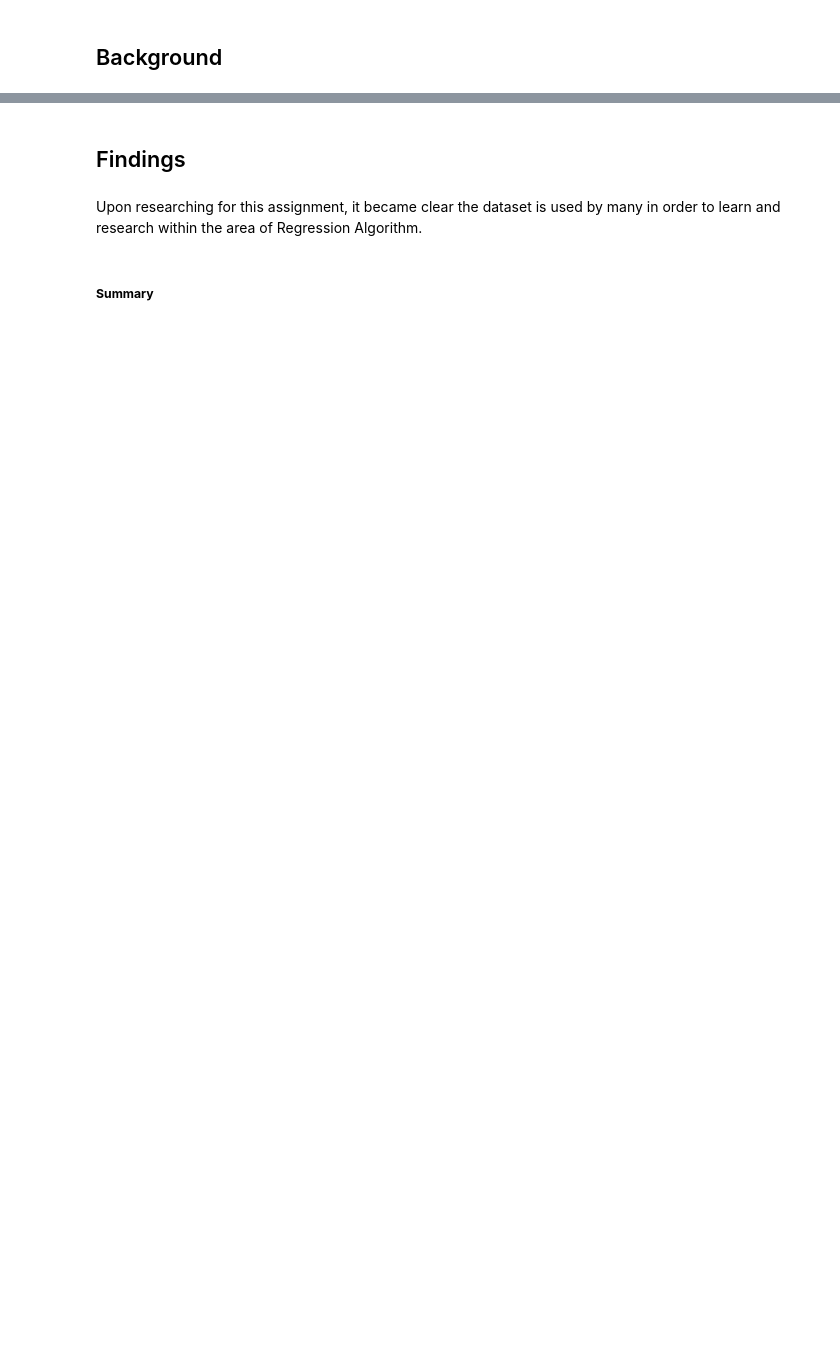
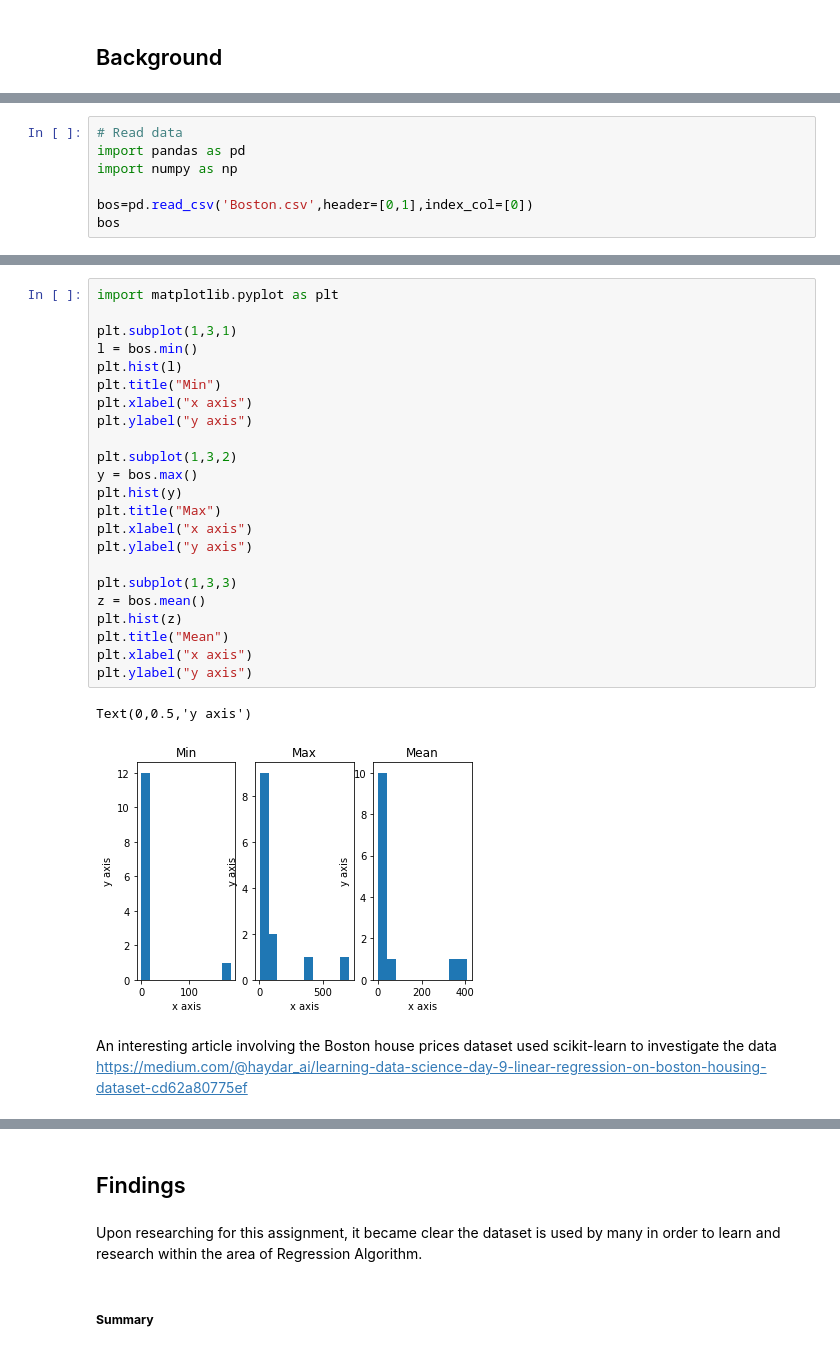
Before and after one commit to vwalsh86/machine_learning, a Jupyter notebook: Boston-House-Prices.ipynb, the cells around one changed output, grey strips where cells are left out. Cells and saved outputs as stored; diff of their text form; blank space fills up the shorter version.

```diff
--- a/Boston-House-Prices.ipynb
+++ b/Boston-House-Prices.ipynb
@@ -72,0 +88,7 @@ https://www.cs.toronto.edu/~delve/data/boston/bostonDetail.html
+# %%
+# Read data
+import pandas as pd
+import numpy as np
+
+bos=pd.read_csv('Boston.csv',header=[0,1],index_col=[0])
+bos
@@ -72,0 +128,28 @@ https://www.cs.toronto.edu/~delve/data/boston/bostonDetail.html
+# %%
+import matplotlib.pyplot as plt
+
+plt.subplot(1,3,1)
+l = bos.min()
+plt.hist(l)
+plt.title("Min")
+plt.xlabel("x axis")
+plt.ylabel("y axis")
+
+plt.subplot(1,3,2)
+y = bos.max()
+plt.hist(y)
+plt.title("Max")
+plt.xlabel("x axis")
+plt.ylabel("y axis")
+
+plt.subplot(1,3,3)
+z = bos.mean()
+plt.hist(z)
+plt.title("Mean")
+plt.xlabel("x axis")
+plt.ylabel("y axis")
+# %% [output]
+Text(0,0.5,'y axis')
+[figure, added]
+# %% [markdown]
+An interesting article involving the Boston house prices dataset used scikit-learn to investigate the data  https://medium.com/@haydar_ai/learning-data-science-day-9-linear-regression-on-boston-housing-dataset-cd62a80775ef
```
Also changed, not shown: parts of 25 cells of this notebook, 3 other files.
